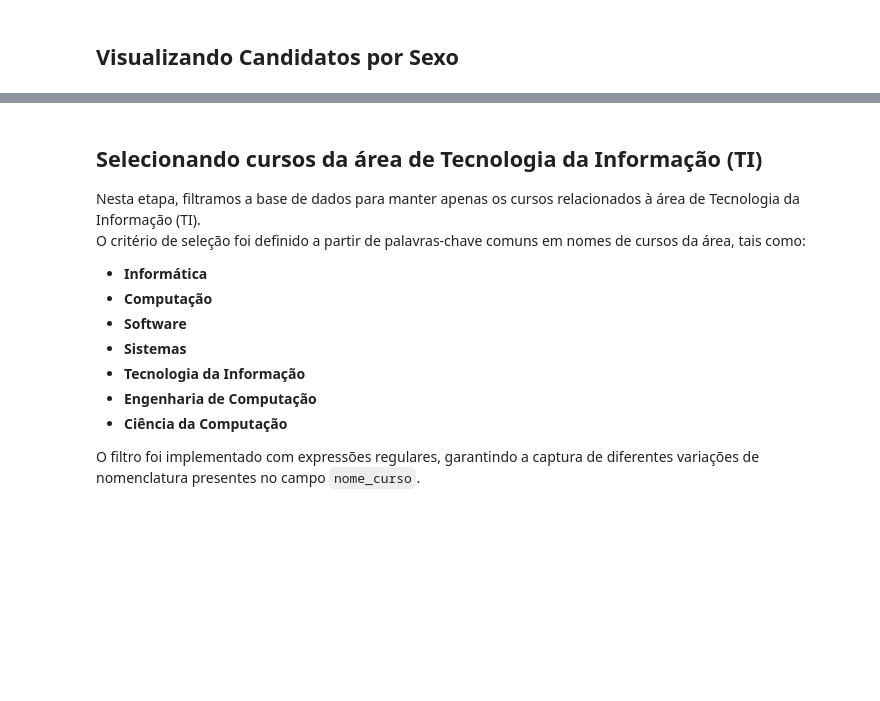
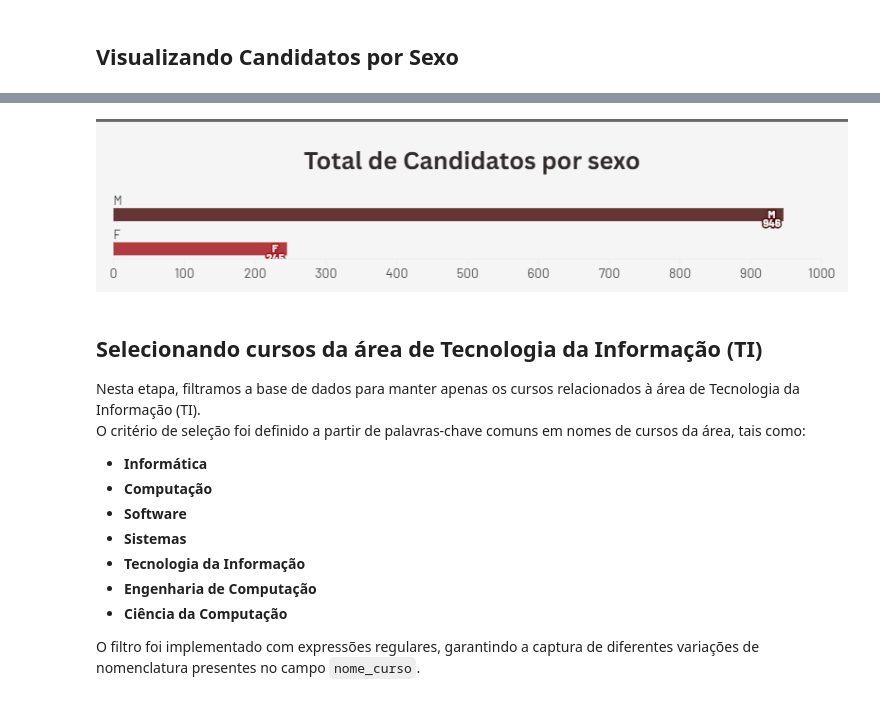
Before and after one commit to DafniMilla/analise_microdados_sisu, a Jupyter notebook: meu_livro/notebooks1.ipynb, the cells around one changed output, grey strips where cells are left out. Cells and saved outputs as stored; diff of their text form; code cells hidden in the pictures; blank space fills up the shorter version.

Commit message:
imagem png

```diff
--- a/meu_livro/notebooks1.ipynb
+++ b/meu_livro/notebooks1.ipynb
@@ -66,3 +56,7 @@ display(HTML('''
+# %%
+display(Image("imagens/candidatos por sexo.png", width=800, height=600))
+# %% [output]
+[figure, added]
 # %% [markdown]
 ## Selecionando cursos da área de Tecnologia da Informação (TI)
 
```
Also changed, not shown: parts of 2 cells of this notebook.
